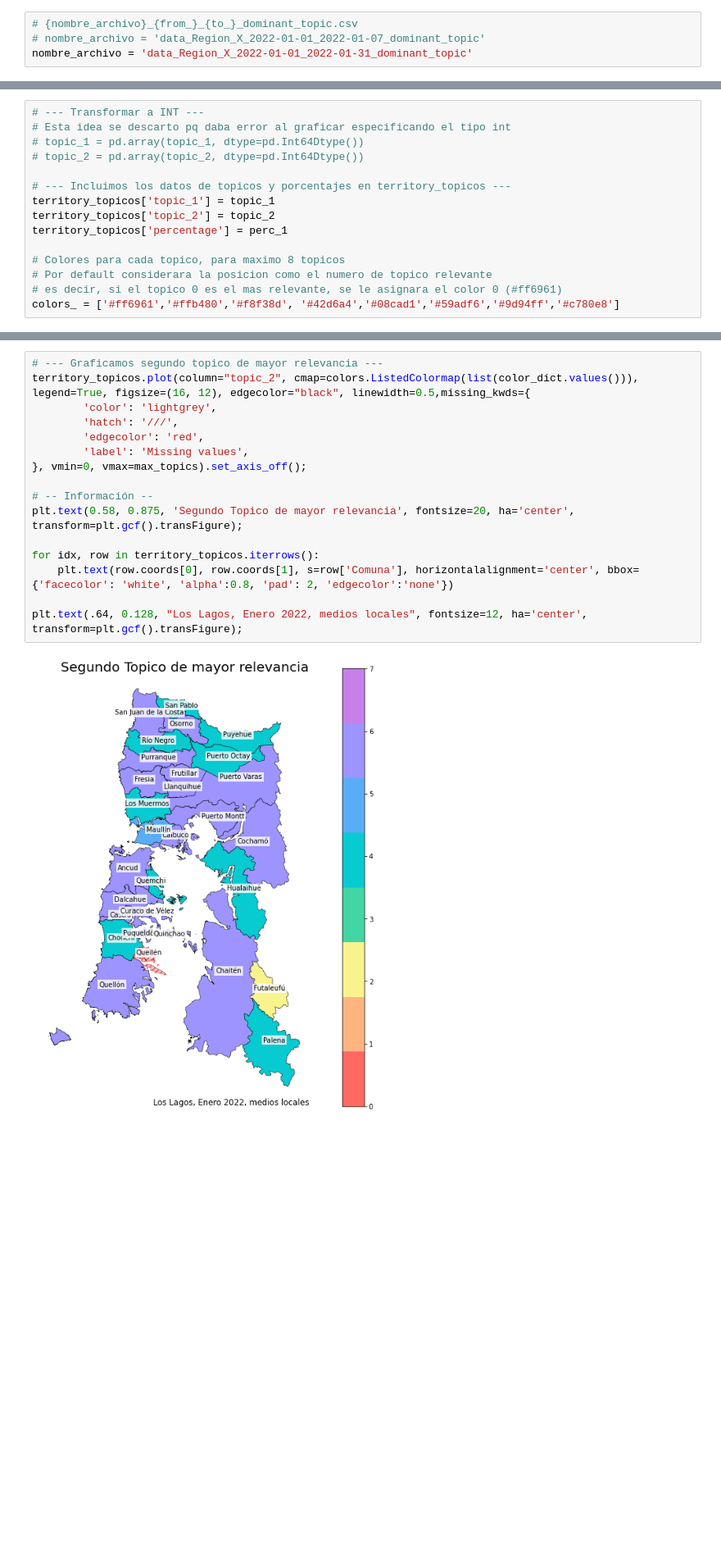
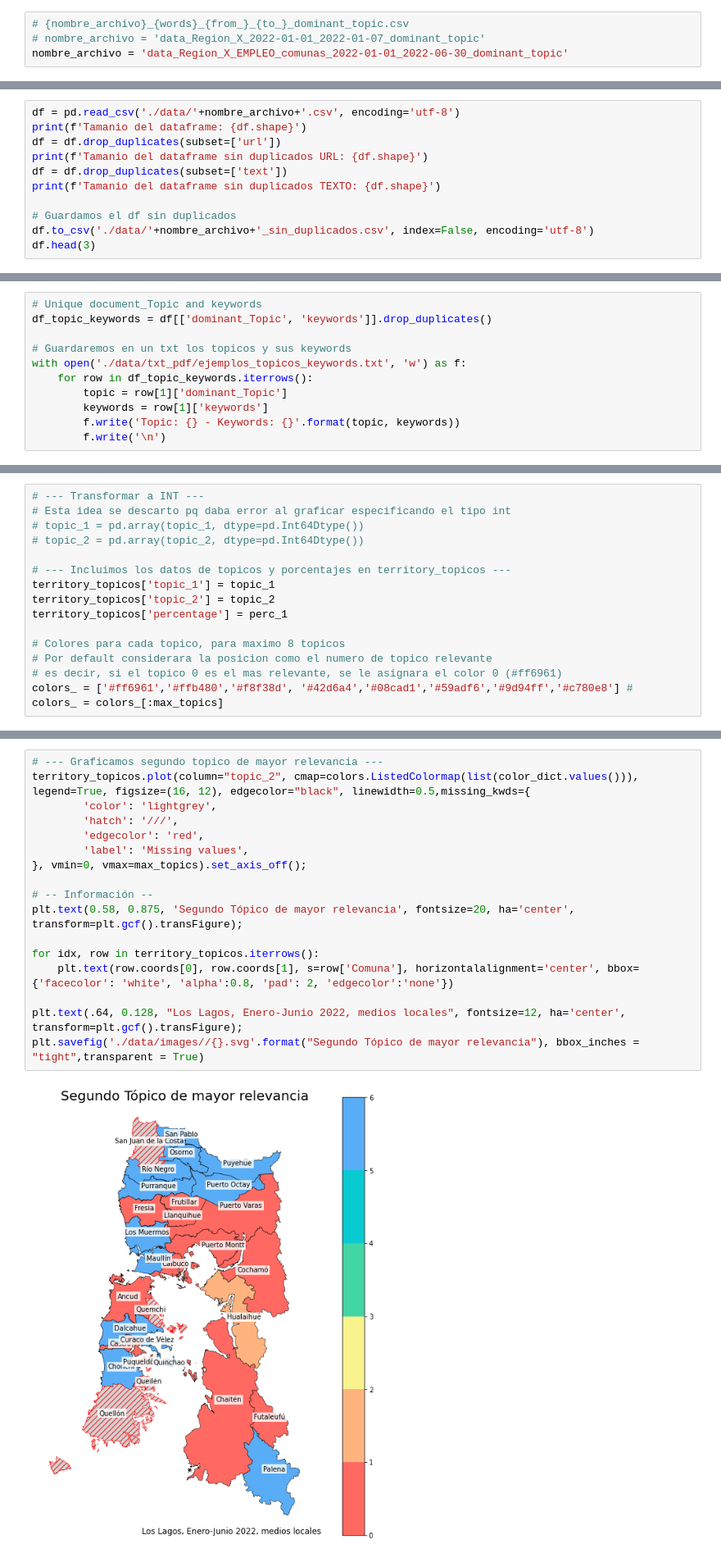
Before and after one commit to alexbgh1/INFO279_2022, a Jupyter notebook: proyecto/3_analisis_mapa_data.ipynb, the cells around one changed output, grey strips where cells are left out. Shown: that part at 82% size. Saved outputs shown, nothing was run; the diff lists cells and outputs as text; blank space fills up the shorter version.

Commit message:
Proyecto: Datos/imagenes/txt EMPLEO extraidos.

```diff
--- a/proyecto/3_analisis_mapa_data.ipynb
+++ b/proyecto/3_analisis_mapa_data.ipynb
@@ -59,9 +60,9 @@ if(data_regiones_comunas):
 # %% [output]
 Region encontrada
 # %%
-# {nombre_archivo}_{from_}_{to_}_dominant_topic.csv
+# {nombre_archivo}_{words}_{from_}_{to_}_dominant_topic.csv
 # nombre_archivo = 'data_Region_X_2022-01-01_2022-01-07_dominant_topic'
-nombre_archivo = 'data_Region_X_2022-01-01_2022-01-31_dominant_topic'
+nombre_archivo = 'data_Region_X_EMPLEO_comunas_2022-01-01_2022-06-30_dominant_topic'
 # %% [markdown]
 ### Cargamos los datos de comunas con ñ y acentos
 # %%
@@ -160,0 +153,11 @@ df.head(3)
+# %%
+df = pd.read_csv('./data/'+nombre_archivo+'.csv', encoding='utf-8')
+print(f'Tamanio del dataframe: {df.shape}')
+df = df.drop_duplicates(subset=['url'])
+print(f'Tamanio del dataframe sin duplicados URL: {df.shape}')
+df = df.drop_duplicates(subset=['text'])
+print(f'Tamanio del dataframe sin duplicados TEXTO: {df.shape}')
+
+# Guardamos el df sin duplicados
+df.to_csv('./data/'+nombre_archivo+'_sin_duplicados.csv', index=False, encoding='utf-8')
+df.head(3)
@@ -161,3 +173,14 @@ df.head(3)
+# %%
+# Unique document_Topic and keywords
+df_topic_keywords = df[['dominant_Topic', 'keywords']].drop_duplicates()
+
+# Guardaremos en un txt los topicos y sus keywords
+with open('./data/txt_pdf/ejemplos_topicos_keywords.txt', 'w') as f:
+    for row in df_topic_keywords.iterrows():
+        topic = row[1]['dominant_Topic']
+        keywords = row[1]['keywords']
+        f.write('Topic: {} - Keywords: {}'.format(topic, keywords))
+        f.write('\n')
 # %% [markdown]
 ### Ordenamos las comunas y creamos la petición en sqldf
 # %%
@@ -338,7 +368,8 @@ territory_topicos['percentage'] = perc_1
 # Colores para cada topico, para maximo 8 topicos
 # Por default considerara la posicion como el numero de topico relevante
 # es decir, si el topico 0 es el mas relevante, se le asignara el color 0 (#ff6961)
-colors_ = ['#ff6961','#ffb480','#f8f38d', '#42d6a4','#08cad1','#59adf6','#9d94ff','#c780e8']
+colors_ = ['#ff6961','#ffb480','#f8f38d', '#42d6a4','#08cad1','#59adf6','#9d94ff','#c780e8'] #
+colors_ = colors_[:max_topics]
 # %%
 territory_topicos
 # %% [output]
@@ -386,21 +438,22 @@ plt.text(.64, 0.128, "Los Lagos, Enero 2022, medios locales", fontsize=12, ha='c
 # %%
 # --- Graficamos segundo topico de mayor relevancia ---
 territory_topicos.plot(column="topic_2", cmap=colors.ListedColormap(list(color_dict.values())), legend=True, figsize=(16, 12), edgecolor="black", linewidth=0.5,missing_kwds={
         'color': 'lightgrey',
         'hatch': '///',
         'edgecolor': 'red',
         'label': 'Missing values',
 }, vmin=0, vmax=max_topics).set_axis_off();
 
 # -- Información --
-plt.text(0.58, 0.875, 'Segundo Topico de mayor relevancia', fontsize=20, ha='center', transform=plt.gcf().transFigure);
+plt.text(0.58, 0.875, 'Segundo Tópico de mayor relevancia', fontsize=20, ha='center', transform=plt.gcf().transFigure);
 
 for idx, row in territory_topicos.iterrows():
     plt.text(row.coords[0], row.coords[1], s=row['Comuna'], horizontalalignment='center', bbox={'facecolor': 'white', 'alpha':0.8, 'pad': 2, 'edgecolor':'none'})
 
-plt.text(.64, 0.128, "Los Lagos, Enero 2022, medios locales", fontsize=12, ha='center', transform=plt.gcf().transFigure);
+plt.text(.64, 0.128, "Los Lagos, Enero-Junio 2022, medios locales", fontsize=12, ha='center', transform=plt.gcf().transFigure);
+plt.savefig('./data/images//{}.svg'.format("Segundo Tópico de mayor relevancia"), bbox_inches = "tight",transparent = True)
 # %% [output]
-[figure, old version]
+[figure, new version]
 # %% [markdown]
 ### Grafico mapa por positividad
 # %%
```
Also changed, not shown: parts of 24 cells of this notebook, 20 other files.
